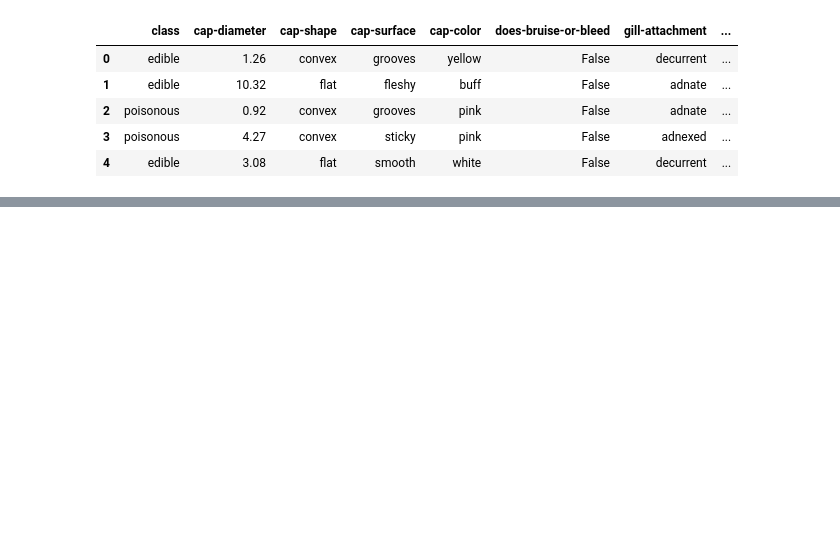
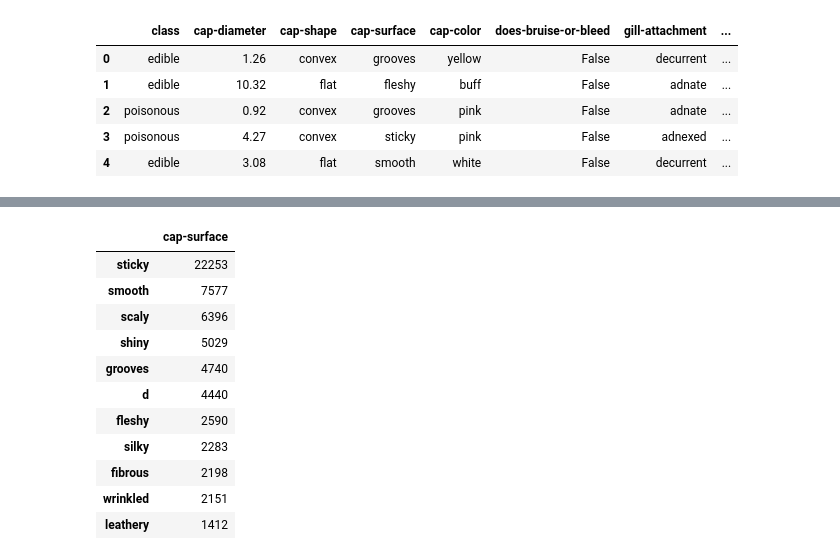
Before and after one commit to lauragabrielson/Mushroom_Classifier, a Jupyter notebook: pre_ml_analysis.ipynb, the cells around one changed output, grey strips where cells are left out. Saved outputs shown, nothing was run; the diff lists cells and outputs as text; code cells hidden in the pictures; blank space fills up the shorter version.

```diff
--- a/pre_ml_analysis.ipynb
+++ b/pre_ml_analysis.ipynb
@@ -83,0 +65,17 @@ dtype: object
+# %%
+cap_surface_df = data['cap-surface'].value_counts()
+cap_surface_df = pd.DataFrame(cap_surface_df)
+cap_surface_df
+# %% [output]
+|  | cap-surface |
+| sticky | 22253 |
+| smooth | 7577 |
+| scaly | 6396 |
+| shiny | 5029 |
+| grooves | 4740 |
+| d | 4440 |
+| fleshy | 2590 |
+| silky | 2283 |
+| fibrous | 2198 |
+| wrinkled | 2151 |
+| leathery | 1412 |
```
Also changed, not shown: parts of 14 cells of this notebook.
